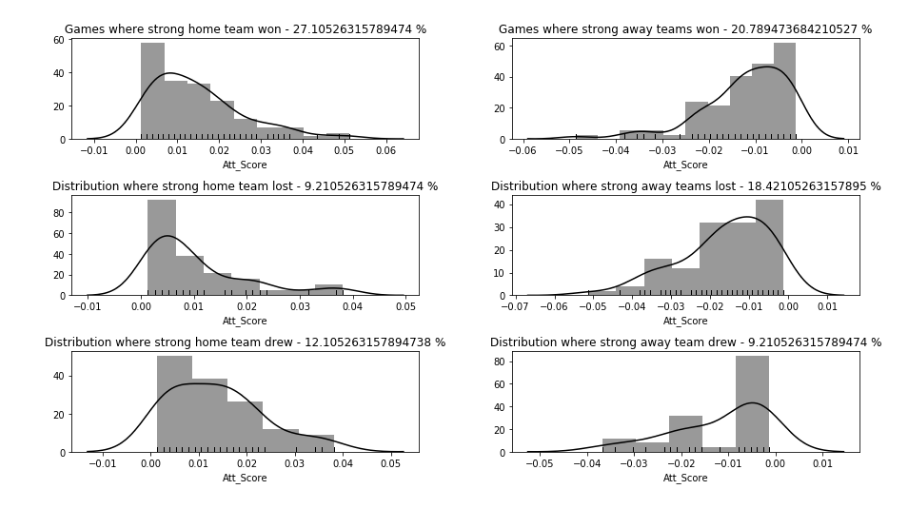
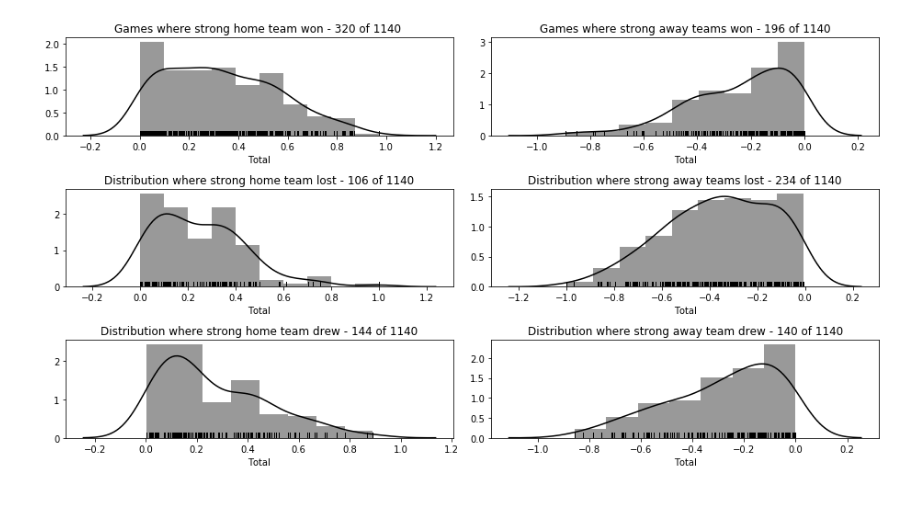
Before and after one commit to rcoutin/SoccerPredictions, a Jupyter notebook: LeaguePredictions.ipynb, the cells around one changed output. Cells and saved outputs as stored; diff of their text form; code cells hidden in the pictures.

```diff
--- a/LeaguePredictions.ipynb
+++ b/LeaguePredictions.ipynb
@@ -98,7 +98,7 @@ def get_fixtures(year):
 
     return f[f['Season'].str.startswith(year)]
 # %%
-def combine_metrics_2(home_attrs,away_attrs,i):
+def combine_metrics_2(row, home_attrs,away_attrs,i):
     ### D - D , A - A ###
     norm_attrs = {}
     norm_attrs['Home_Def'] = home_attrs[0]['overall_rating']
@@ -118,7 +118,7 @@ def combine_metrics_2(home_attrs,away_attrs,i):
 
     return norm_df
 
-def combine_metrics_1(home_attrs,away_attrs,i):
+def combine_metrics_1(row,home_attrs,away_attrs,i):
     """ D-A  """
     norm_attrs = {}
 
@@ -168,5 +164 @@ def attr_normalize(df, attr,column):
-# %%
-team_store = get_all_team_data('2016')
-
-j = get_full_data('2016')
 # %%
@@ -226,98 +202,94 @@ print(res_df)
+# %%
+tr_data = construct_training_data(['2014','2015','2016'])
 # %%
+from matplotlib import pyplot as plt
 import seaborn as sns
 
+attribute = 'Total'
+
+strong_home_winners = tr_data[(tr_data['Total'] > 0) & (tr_data['Result'] == 1)]
+
+strong_home_losers= tr_data[(tr_data['Total'] > 0) & (tr_data['Result'] == -1)]
+
+strong_home_draw = tr_data[(tr_data['Total'] > 0) &  (tr_data['Result'] == 0)]
 
 
-strong_home_winners = res_df[(res_df['Att_Score'] > 0) & (res_df['Result'] == 1)]
+strong_away_winners = tr_data[(tr_data['Total'] < 0) & (tr_data['Result'] == 1)]
 
-strong_home_losers= res_df[(res_df['Att_Score'] > 0) & (res_df['Result'] == -1)]
+strong_away_losers = tr_data[(tr_data['Total'] < 0) & (tr_data['Result'] == -1)]
 
-strong_home_draw = res_df[(res_df['Att_Score'] > 0) &  (res_df['Result'] == 0)]
+strong_away_draw = tr_data[(tr_data['Total'] < 0) &  (tr_data['Result'] == 0)]
 
-
-strong_away_winners = res_df[(res_df['Att_Score'] < 0) & (res_df['Result'] == 1)]
-
-strong_away_losers = res_df[(res_df['Att_Score'] < 0) & (res_df['Result'] == -1)]
-
-strong_away_draw = res_df[(res_df['Att_Score'] < 0) &  (res_df['Result'] == 0)]
-
-
-attribute = 'Att_Score'
 
 disp_attrs = {'hist': True, 'kde': True, 'norm_hist':True, "color" : 'black', 'rug':True}
 
-# hist = True
-# bins = 20
-# kde = False
-# norm_hist = False
 
 f, axes = plt.subplots(3, 2, figsize=(13, 7), sharex=False)
 
+sns.distplot(strong_home_winners[attribute],**disp_attrs, ax = axes[0,0] )
+axes[0,0].set_title( 'Games where strong home team won - %s of 1140 '%str(len(strong_home_winners['Att_Score'])))
 
-sns.distplot(strong_home_winners['Att_Score'],**disp_attrs, ax = axes[0,0] )
-axes[0,0].set_title( 'Games where strong home team won - %s %%'%str(len(strong_home_winners['Att_Score'])/3.8))
+sns.distplot(strong_home_losers[attribute],**disp_attrs, ax = axes[1,0])
+axes[1,0].set_title( 'Distribution where strong home team lost - %s of 1140'%str(len(strong_home_losers['Att_Score'])))
 
-sns.distplot(strong_home_losers['Att_Score'],**disp_attrs, ax = axes[1,0])
-axes[1,0].set_title( 'Distribution where strong home team lost - %s %%'%str(len(strong_home_losers['Att_Score'])/3.8))
+sns.distplot(strong_home_draw[attribute],**disp_attrs, ax = axes[2,0])
+axes[2,0].set_title( 'Distribution where strong home team drew - %s of 1140'%str(len(strong_home_draw['Att_Score'])))
 
-sns.distplot(strong_home_draw['Att_Score'],**disp_attrs, ax = axes[2,0])
-axes[2,0].set_title( 'Distribution where strong home team drew - %s %%'%str(len(strong_home_draw['Att_Score'])/3.8))
+sns.distplot(strong_away_winners[attribute],**disp_attrs,ax = axes[0,1] )
+axes[0,1].set_title( 'Games where strong away teams won - %s of 1140'%str(len(strong_away_winners['Att_Score'])))
 
-sns.distplot(strong_away_winners['Att_Score'],**disp_attrs,ax = axes[0,1] )
-axes[0,1].set_title( 'Games where strong away teams won - %s %%'%str(len(strong_away_winners['Att_Score'])/3.8))
+sns.distplot(strong_away_losers[attribute],**disp_attrs, ax = axes[1,1])
+axes[1,1].set_title( 'Distribution where strong away teams lost - %s of 1140'%str(len(strong_away_losers['Att_Score'])))
 
-sns.distplot(strong_away_losers['Att_Score'],**disp_attrs, ax = axes[1,1])
-axes[1,1].set_title( 'Distribution where strong away teams lost - %s %%'%str(len(strong_away_losers['Att_Score'])/3.8))
-
-sns.distplot(strong_away_draw['Att_Score'],**disp_attrs, ax = axes[2,1])
-axes[2,1].set_title( 'Distribution where strong away team drew - %s %%'%str(len(strong_away_draw['Att_Score'])/3.8))
+sns.distplot(strong_away_draw[attribute],**disp_attrs, ax = axes[2,1])
+axes[2,1].set_title( 'Distribution where strong away team drew - %s of 1140'%str(len(strong_away_draw['Att_Score'])))
 
 
 plt.tight_layout()
 
 
-# for key, row in res_df.iterrows():
+# for key, row in tr_data.iterrows():
 
 #     if (row['Def_Score'] > 0 and row['Result'] == 1) or (row['Def_Score'] < 0 and row['Result'] == -1):
 #         color = ''
 
 #     elif row['Result'] == 0:
 #         color = ''
 #     else:
 #         color = 'bx'
 
 #     plt.plot(key, row['Att_Score'], color)
 
 # plt.show()
 # attr = ['Att_Score','Def_Score','Mid_Score']
 
 
 
 
 # for a in enumerate(attr):
 #     print("Based on attribute %s"%a)
-#     strong_winners_home = res_df[(res_df[a] > 0) & (res_df['Result'] == 1)]
-#     strong_winners_away = res_df[(res_df[a] < 0) & (res_df['Result'] == -1)]
+#     strong_winners_home = tr_data[(tr_data[a] > 0) & (tr_data['Result'] == 1)]
+#     strong_winners_away = tr_data[(tr_data[a] < 0) & (tr_data['Result'] == -1)]
 
 
-#     plt.plot(i,res_df['Att_Score'],'bo',label = 'Test')
-#     strong_draw_home = res_df[(res_df[a] > 0) & (res_df['Result'] == 0)]
-#     strong_draw_away = res_df[(res_df[a] < 0) & (res_df['Result'] == 0)]
+#     plt.plot(i,tr_data['Att_Score'],'bo',label = 'Test')
+#     strong_draw_home = tr_data[(tr_data[a] > 0) & (tr_data['Result'] == 0)]
+#     strong_draw_away = tr_data[(tr_data[a] < 0) & (tr_data['Result'] == 0)]
 
-#     weak_winner_home = res_df[(res_df[a] > 0) & (res_df['Result'] == -1)]
-#     weak_winner_away = res_df[(res_df[a] < 0) & (res_df['Result'] == 1)]
+#     weak_winner_home = tr_data[(tr_data[a] > 0) & (tr_data['Result'] == -1)]
+#     weak_winner_away = tr_data[(tr_data[a] < 0) & (tr_data['Result'] == 1)]
 
 # #     print(len(strong_winners_away) + len(strong_winners_home) )
 
 # #     #print(strong_winners_home
 # #     print(len(strong_draw_home) + len(strong_draw_away))
 
 # #     print(len(weak_winner_away) + len(weak_winner_home) )
 
 
 # #plt.show()
 # %% [output]
-[figure, old version]
+[figure, new version]
 # %%
 import keras
 print(keras.__version__)
```
Also changed, not shown: parts of 13 cells of this notebook.
